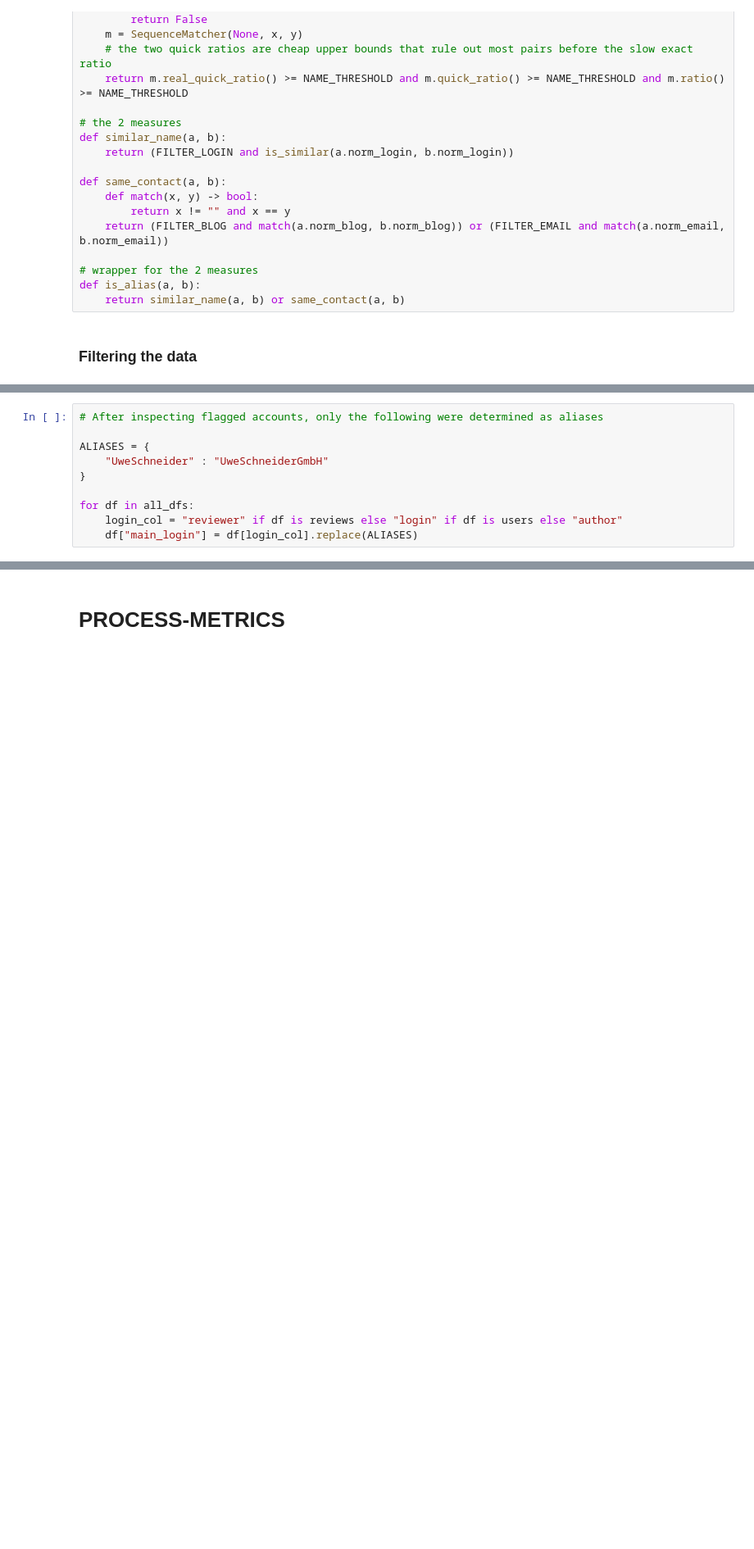
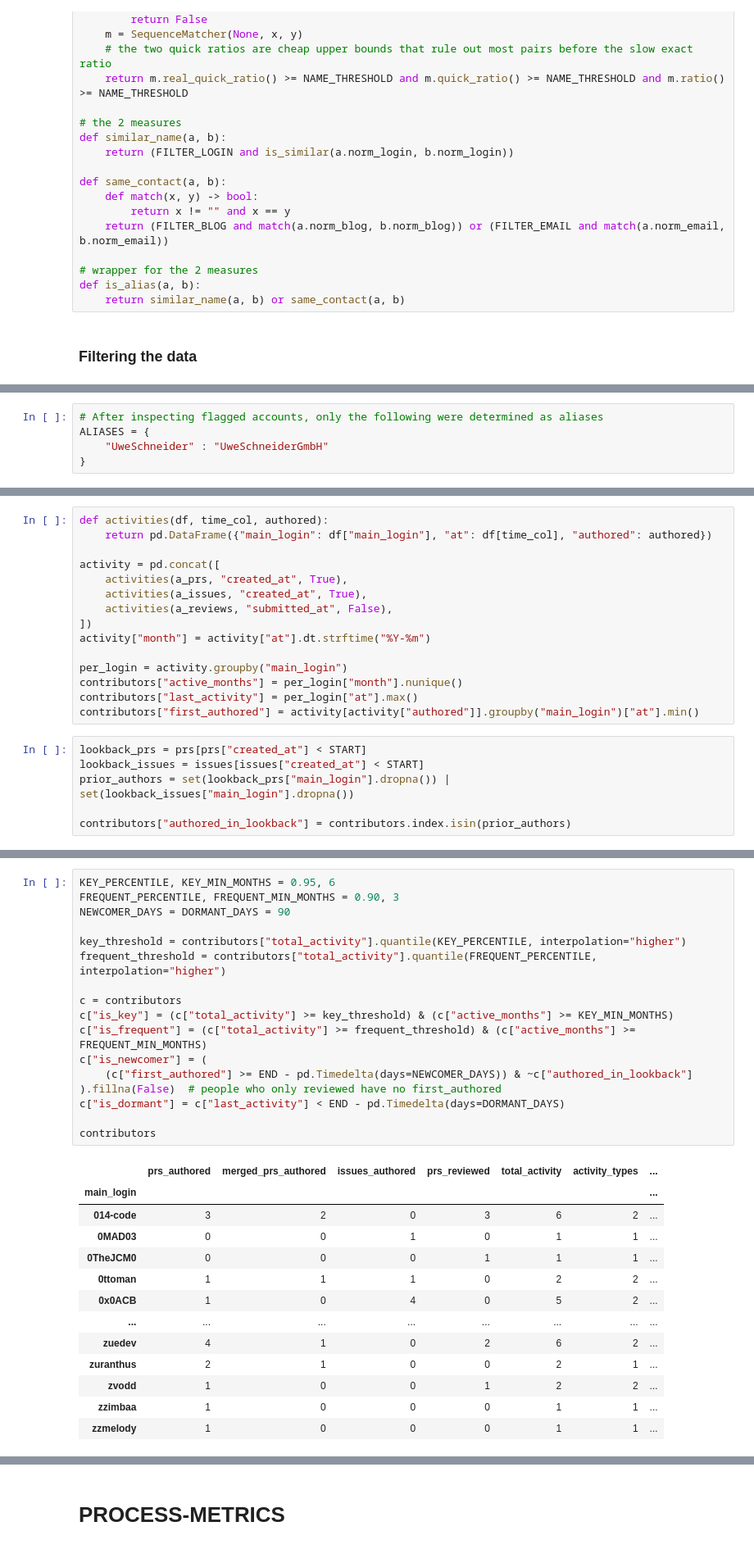
Before and after one commit to TheHankMachine/2IRR80-Group-1, a Jupyter notebook: python/process_analysis.ipynb, the cells around one changed output, grey strips where cells are left out. Shown at 82% size. Cells and saved outputs as stored; diff of their text form; blank space fills up the shorter version.

```diff
--- a/python/process_analysis.ipynb
+++ b/python/process_analysis.ipynb
@@ -268,10 +177,5 @@ https://github.com/warren : https://github.com/Warren1001
 # %%
 # After inspecting flagged accounts, only the following were determined as aliases
-
 ALIASES = {
     "UweSchneider" : "UweSchneiderGmbH"
 }
-
-for df in all_dfs:
-    login_col = "reviewer" if df is reviews else "login" if df is users else "author"
-    df["main_login"] = df[login_col].replace(ALIASES)
@@ -277,0 +224,21 @@ for df in all_dfs:
+# %%
+def activities(df, time_col, authored):
+    return pd.DataFrame({"main_login": df["main_login"], "at": df[time_col], "authored": authored})
+
+activity = pd.concat([
+    activities(a_prs, "created_at", True),
+    activities(a_issues, "created_at", True),
+    activities(a_reviews, "submitted_at", False),
+])
+activity["month"] = activity["at"].dt.strftime("%Y-%m")
+
+per_login = activity.groupby("main_login")
+contributors["active_months"] = per_login["month"].nunique()
+contributors["last_activity"] = per_login["at"].max()
+contributors["first_authored"] = activity[activity["authored"]].groupby("main_login")["at"].min()
+# %%
+lookback_prs = prs[prs["created_at"] < START]
+lookback_issues = issues[issues["created_at"] < START]
+prior_authors = set(lookback_prs["main_login"].dropna()) | set(lookback_issues["main_login"].dropna())
+
+contributors["authored_in_lookback"] = contributors.index.isin(prior_authors)
@@ -277,0 +247,31 @@ for df in all_dfs:
+# %%
+KEY_PERCENTILE, KEY_MIN_MONTHS = 0.95, 6
+FREQUENT_PERCENTILE, FREQUENT_MIN_MONTHS = 0.90, 3
+NEWCOMER_DAYS = DORMANT_DAYS = 90
+
+key_threshold = contributors["total_activity"].quantile(KEY_PERCENTILE, interpolation="higher")
+frequent_threshold = contributors["total_activity"].quantile(FREQUENT_PERCENTILE, interpolation="higher")
+
+c = contributors
+c["is_key"] = (c["total_activity"] >= key_threshold) & (c["active_months"] >= KEY_MIN_MONTHS)
+c["is_frequent"] = (c["total_activity"] >= frequent_threshold) & (c["active_months"] >= FREQUENT_MIN_MONTHS)
+c["is_newcomer"] = (
+    (c["first_authored"] >= END - pd.Timedelta(days=NEWCOMER_DAYS)) & ~c["authored_in_lookback"]
+).fillna(False)  # people who only reviewed have no first_authored
+c["is_dormant"] = c["last_activity"] < END - pd.Timedelta(days=DORMANT_DAYS)
+
+contributors
+# %% [output]
+|  | prs_authored | merged_prs_authored | issues_authored | prs_reviewed | total_activity | activity_types | ... |
+| main_login |  |  |  |  |  |  | ... |
+| 014-code | 3 | 2 | 0 | 3 | 6 | 2 | ... |
+| 0MAD03 | 0 | 0 | 1 | 0 | 1 | 1 | ... |
+| 0TheJCM0 | 0 | 0 | 0 | 1 | 1 | 1 | ... |
+| 0ttoman | 1 | 1 | 1 | 0 | 2 | 2 | ... |
+| 0x0ACB | 1 | 0 | 4 | 0 | 5 | 2 | ... |
+| ... | ... | ... | ... | ... | ... | ... | ... |
+| zuedev | 4 | 1 | 0 | 2 | 6 | 2 | ... |
+| zuranthus | 2 | 1 | 0 | 0 | 2 | 1 | ... |
+| zvodd | 1 | 0 | 0 | 1 | 2 | 2 | ... |
+| zzimbaa | 1 | 0 | 0 | 0 | 1 | 1 | ... |
+| zzmelody | 1 | 0 | 0 | 0 | 1 | 1 | ... |
```
Also changed, not shown: parts of 60 cells of this notebook, 4 other files.
